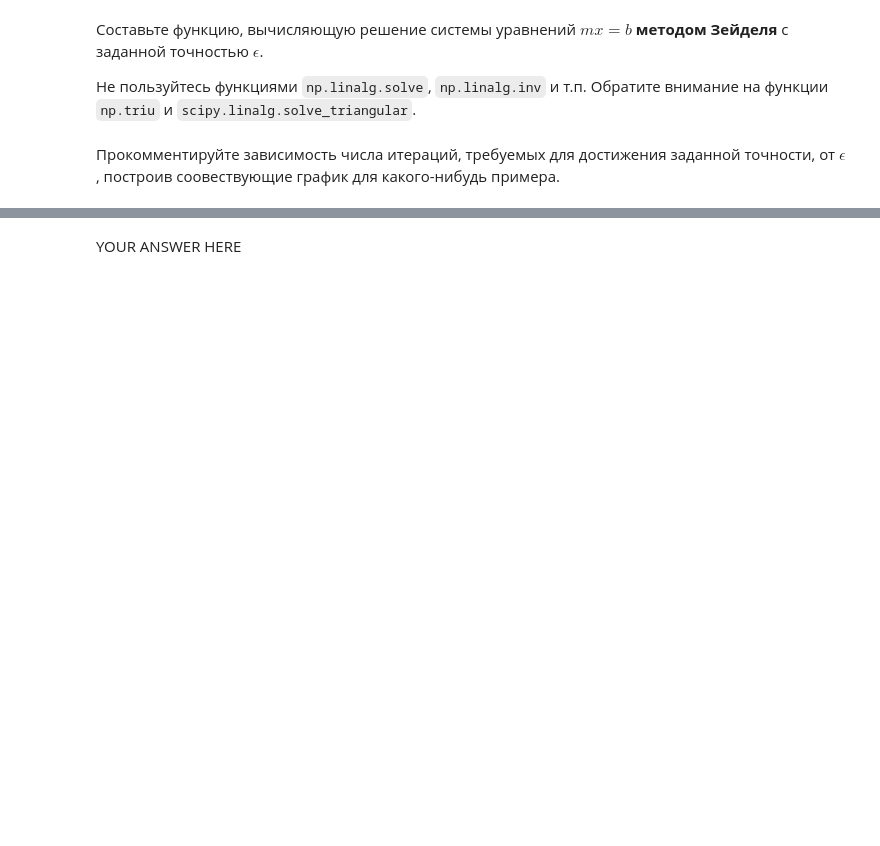
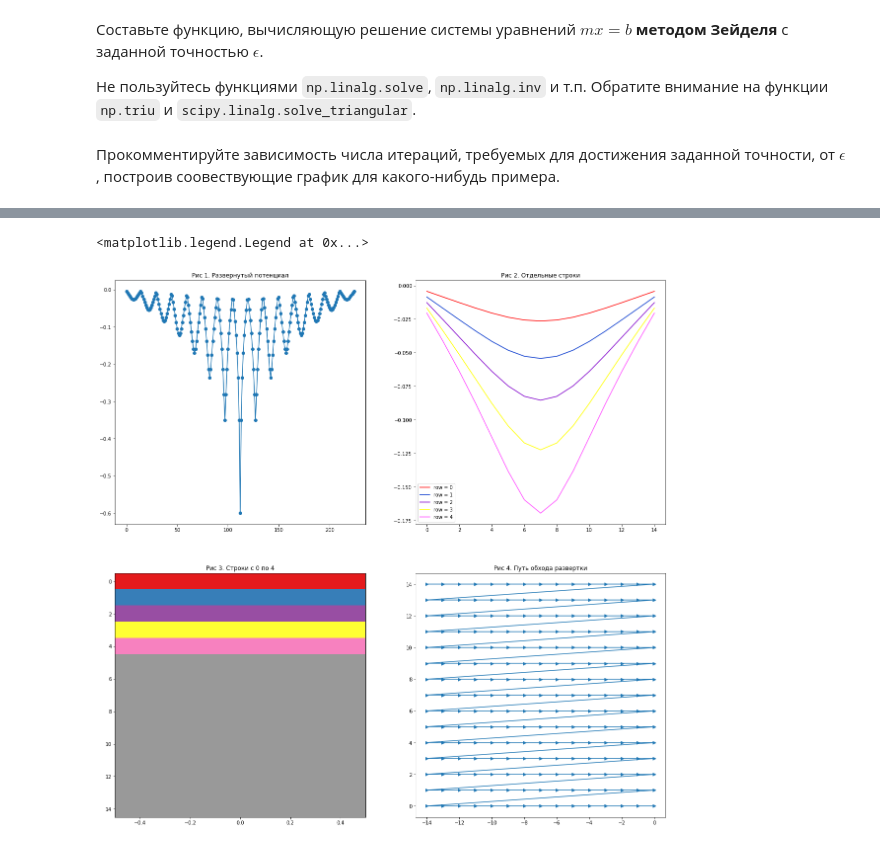
Before and after one commit to nazar-si/calc-phys, a Jupyter notebook: Seidel_Poisson.ipynb, the cells around one changed output, grey strips where cells are left out. Drawn from its saved outputs; the diff is of its cells as text; code cells hidden in the pictures; blank space fills up the shorter version.

```diff
--- a/Seidel_Poisson.ipynb
+++ b/Seidel_Poisson.ipynb
@@ -153,2 +190,21 @@ plt.plot(x, 'o-')
-# %% [markdown]
-YOUR ANSWER HERE
+# %%
+fig, ax = plt.subplots(2, 2, figsize=(20, 20))
+# Однако в нашем одномерном представлении зависимость менее тривиальна:
+ax[0][0].plot(x, 'o-')
+ax[0][0].set_title("Рис 1. Развернутый потенциал")
+# Прокомментируйте характер зависимости значения от номера компоненты в ячейке ниже
+
+colors = [(1, 0, 0), (0, 0.2, 0.8), (0.5, 0, 0.8), (1, 1, 0), (1, 0.3, 1)]
+for i in range(5):
+    ax[0][1].plot(x[15 * i :15 * (i + 1)], label=f"row = {i}", color=colors[i])
+ax[0][1].set_title("Рис 2. Отдельные строки")
+ax[1][0].set_title("Рис 3. Строки с 0 по 4")
+ax[1][1].set_title("Рис 4. Путь обхода развертки")
+
+
+ax[1][0].imshow(np.array([[0, 1, 2, 3, 4] + [5] * 10]).T, aspect="auto", cmap="Set1")
+plt.plot(- (np.arange(0, 15 ** 2) % 15),np.arange(0, 15 ** 2) // 15, "->")
+ax[0][1].legend()
+# %% [output]
+<matplotlib.legend.Legend at 0x...>
+[figure, added]
```
Also changed, not shown: parts of 7 cells of this notebook.
